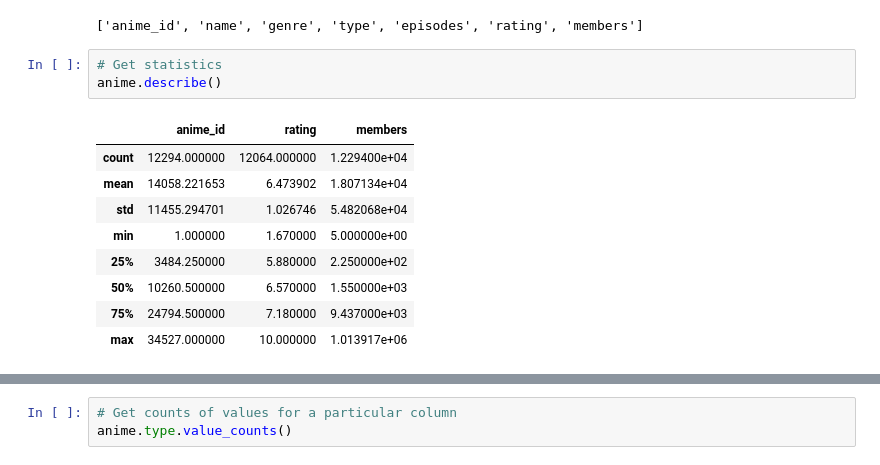
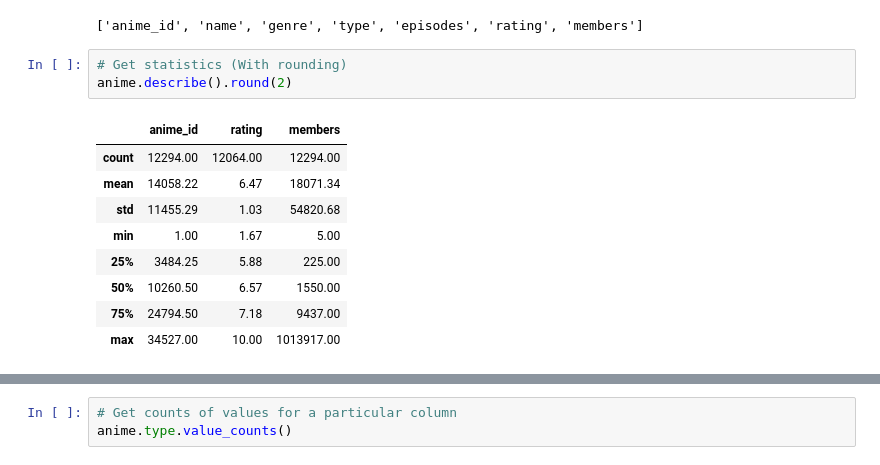
Before and after one commit to wayne0git/python_basics, a Jupyter notebook: pandas/pandas_tutorial.ipynb, the cells around one changed output, grey strips where cells are left out. Cells and saved outputs as stored; diff of their text form.

```diff
--- a/pandas/pandas_tutorial.ipynb
+++ b/pandas/pandas_tutorial.ipynb
@@ -151,15 +181,15 @@ anime.columns.tolist()
 # %% [output]
 ['anime_id', 'name', 'genre', 'type', 'episodes', 'rating', 'members']
 # %%
-# Get statistics
-anime.describe()
+# Get statistics (With rounding)
+anime.describe().round(2)
 # %% [output]
 |  | anime_id | rating | members |
-| count | 12294.000000 | 12064.000000 | 1.229400e+04 |
-| mean | 14058.221653 | 6.473902 | 1.807134e+04 |
-| std | 11455.294701 | 1.026746 | 5.482068e+04 |
-| min | 1.000000 | 1.670000 | 5.000000e+00 |
-| 25% | 3484.250000 | 5.880000 | 2.250000e+02 |
-| 50% | 10260.500000 | 6.570000 | 1.550000e+03 |
-| 75% | 24794.500000 | 7.180000 | 9.437000e+03 |
-| max | 34527.000000 | 10.000000 | 1.013917e+06 |
+| count | 12294.00 | 12064.00 | 12294.00 |
+| mean | 14058.22 | 6.47 | 18071.34 |
+| std | 11455.29 | 1.03 | 54820.68 |
+| min | 1.00 | 1.67 | 5.00 |
+| 25% | 3484.25 | 5.88 | 225.00 |
+| 50% | 10260.50 | 6.57 | 1550.00 |
+| 75% | 24794.50 | 7.18 | 9437.00 |
+| max | 34527.00 | 10.00 | 1013917.00 |
```
Also changed, not shown: parts of 13 cells of this notebook.
